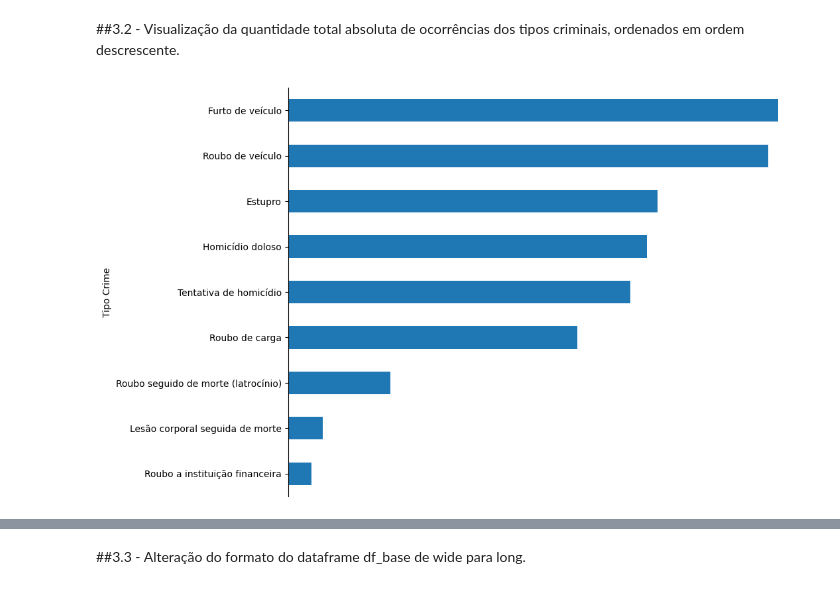
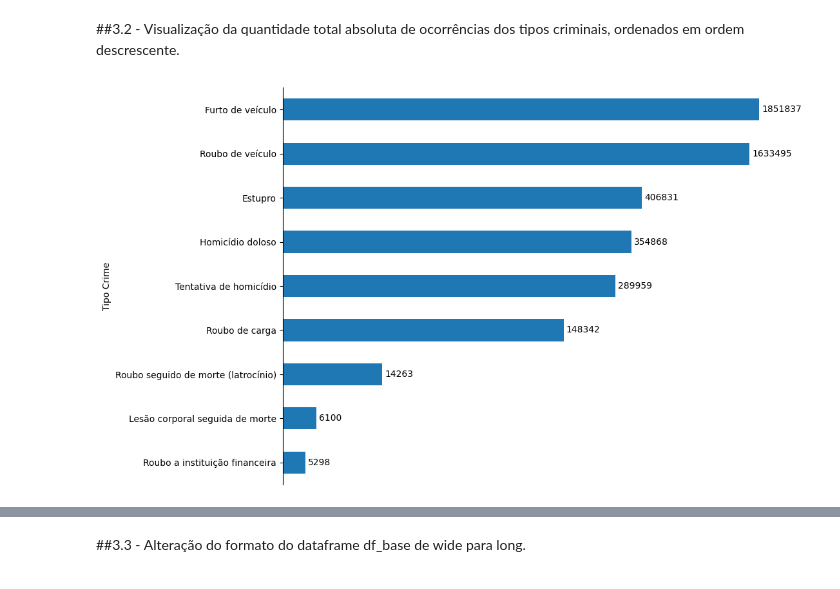
Before and after one commit to Marcelo-Silvestre/Analise_Dados_Boas_Praticas_PUCRIO, a Jupyter notebook: Notebooks/MVP_Análise_de_Dados_e_Boas_Práticas_(4052025001857).ipynb, the cells around one changed output, grey strips where cells are left out. Cells and saved outputs as stored; diff of their text form; code cells hidden in the pictures.

```diff
--- a/Notebooks/MVP_Análise_de_Dados_e_Boas_Práticas_(4052025001857).ipynb
+++ b/Notebooks/MVP_Análise_de_Dados_e_Boas_Práticas_(4052025001857).ipynb
@@ -51,9 +51,9 @@ import seaborn as sns
 ##2.2- Carga das bases de dados:
 # %%
 #importação e armazenamento da base de dados criminais
-df_base_criminal = pd.read_excel('https://raw.githubusercontent.com/Marcelo-Silvestre/Analise_Dados_Boas_Praticas_PUCRIO/main/Arquivos/indicadoressegurancapublicauf%20(1).xlsx')
+df_criminal = pd.read_excel('https://raw.githubusercontent.com/Marcelo-Silvestre/Analise_Dados_Boas_Praticas_PUCRIO/main/Arquivos/indicadoressegurancapublicauf%20(1).xlsx')
 #exibição das três primeiras linhas do dataframe
-df_base_criminal.head(3)
+df_criminal.head(3)
 # %% [output]
 |  | UF | Tipo Crime | Ano | Mês | Ocorrências |
 | 0 | Acre | Estupro | 2022 | janeiro | 31 |
@@ -103,13 +103,14 @@ None
 # %% [markdown]
 ##3.2 - Visualização da quantidade total absoluta de ocorrências dos tipos criminais, ordenados em ordem descrescente.
 # %%
-data_crimes = df_base_criminal.groupby('Tipo Crime')['Ocorrências'].sum().sort_values(ascending=True)
-ax = data_crimes.plot(kind='barh', figsize=(10,8))
+df_crimes = df_criminal.groupby('Tipo Crime')['Ocorrências'].sum().sort_values(ascending=True)
+ax = df_crimes.plot(kind='barh', figsize=(10,8))
 ax.set_xscale('log')
+ax.bar_label(ax.containers[0],padding=3, fmt = '%.0f')
 ax.xaxis.set_visible(False)
 ax.spines['top'].set_visible(False)
 ax.spines['right'].set_visible(False)
 ax.spines['bottom'].set_visible(False)
 plt.show()
 # %% [output]
-[figure, old version]
+[figure, new version]
```
Also changed, not shown: parts of 10 cells of this notebook.
